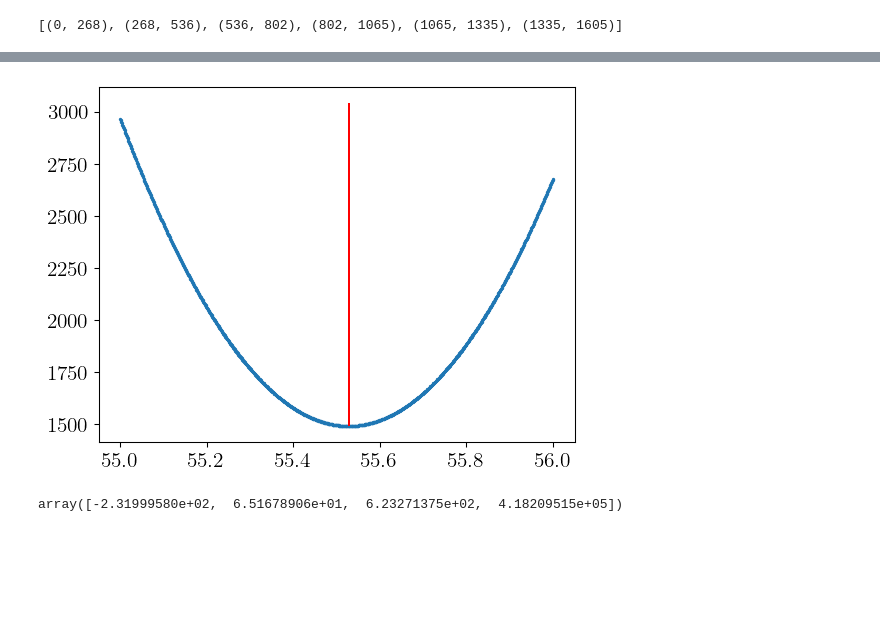
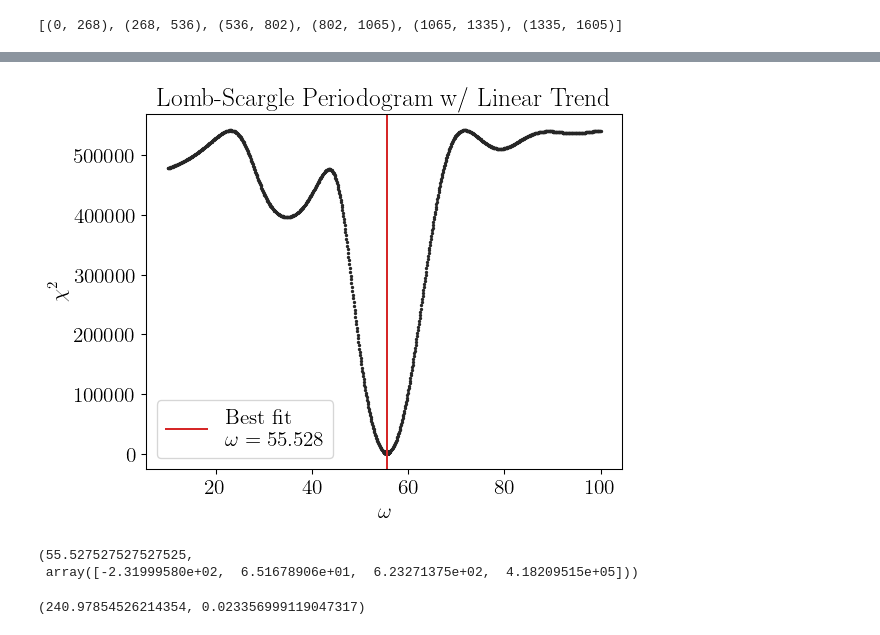
Before and after one commit to alchzh/astrostats, a Jupyter notebook: LAB3/LAB3.ipynb, the cells around one changed output, grey strips where cells are left out. Drawn from its saved outputs; the diff is of its cells as text; code cells hidden in the pictures; blank space fills up the shorter version.

```diff
--- a/LAB3/LAB3.ipynb
+++ b/LAB3/LAB3.ipynb
@@ -126,7 +192,11 @@ for w in range(6):
 # From LEC3, a Lomb-Scargle periodogram is just a bunch of regressions with sines and cosines
 # in the design matrix. Let's bake in the linear trend to not have to worry about it separately.
 
-omegas = np.linspace(40, 70, 1000)
+# The code is simplified from "TrendedLombScargle" and "LeastSquaresMixin" in gatspy
+#    https://github.com/astroML/gatspy/blob/master/gatspy/periodic/
+
+# Initial array of frequencies to test
+omegas = np.linspace(10, 100, 1000)
 
 t = np.asarray(df_clean["ptime"])
 y = np.asarray(df_clean["flux"])
@@ -135,8 +205,12 @@ dy = np.asarray(df_clean["err_flux"])
 yw = y / dy
 chi2 = np.full_like(omegas, np.nan)
 
+# Performs a least-squares fit by solving the normal equation (LEC3) for a
+# given sinusoid frequency omega
 def fit(omega):
     # Set up the design matrix X with a sin, cos, linear, and constant term
+    # The sum of a sin and a cos with the same period is another sinusoid
+    # with that period by harmonic addition
     Xw = np.column_stack([
         np.sin(omega * t),
         np.cos(omega * t),
@@ -149,6 +223,7 @@ def fit(omega):
 
     return beta, chi2
 
+# Given an omega and fit parameters beta, returns the modeled data on a list of times t
 def model(t, omega, beta):
     return np.column_stack([
         np.sin(omega * t),
@@ -167,22 +250,49 @@ plt.scatter(omegas, chi2)
 # %%
-# Repeat on a smaller window with better resolution
-omegas = np.linspace(55, 56, 1000)
-chi2 = np.full_like(omegas, np.nan)
+# Repeat on a smaller window with better resolution around the minimum
+omegas_fine = np.linspace(55, 56, 1000)
+chi2_fine = np.full_like(omegas_fine, np.nan)
 
-for i, omega in enumerate(omegas):
-    chi2[i] = fit(omega)[1]
+for i, omega in enumerate(omegas_fine):
+    chi2_fine[i] = fit(omega)[1]
 # %%
-omega_best = omegas[np.argmin(chi2)]
-beta, _ = fit(omega_best)
+omega_best = omegas_fine[np.argmin(chi2_fine)]
 # %%
+# Redo the plot, including a vertical red line for the minimum frequency we found
 fig, ax = plt.subplots()
 ax.scatter(omegas, chi2)
-ax.vlines(omega_best, np.min(chi2), ax.get_ylim()[1], "r")
+ax.scatter(omegas_fine, chi2_fine, color="custom:primary")
+
+yl = ax.get_ylim()
+ax.vlines(omega_best, *yl, "tab:red", label=f"Best fit\n$\omega = {omega_best:.3f}$")
+ax.set_ylim(yl)
+
+ax.set_title("Lomb-Scargle Periodogram w/ Linear Trend")
+ax.set_xlabel("$\omega$")
+ax.set_ylabel("$\chi^2$")
+
+ax.legend()
+
+plt.savefig("periodogram-close.png")
+plt.savefig("periodogram-close.svg")
+
 plt.show()
 # %% [output]
-[figure, old version]
+[figure, new version]
 # %%
-beta
+# The parameter array for the chosen best frequency
+beta, _ = fit(omega_best)
+omega_best, beta
 # %% [output]
-array([-2.31999580e+02,  6.51678906e+01,  6.23271375e+02,  4.18209515e+05])
+(55.527527527527525,
+ array([-2.31999580e+02,  6.51678906e+01,  6.23271375e+02,  4.18209515e+05]))
+# %%
+# Get the first two parameters in terms of an amplitude and phase of
+# a single sinusoid using harmonic addition
+
+amplitude = np.sqrt(beta[0]**2 + beta[1]**2)
+phase = np.arctan(-beta[0]/beta[1]) / omega_best
+
+amplitude, phase
+# %% [output]
+(240.97854526214354, 0.023356999119047317)
 # %%
```
Also changed, not shown: parts of 29 cells of this notebook, 22 other files.
